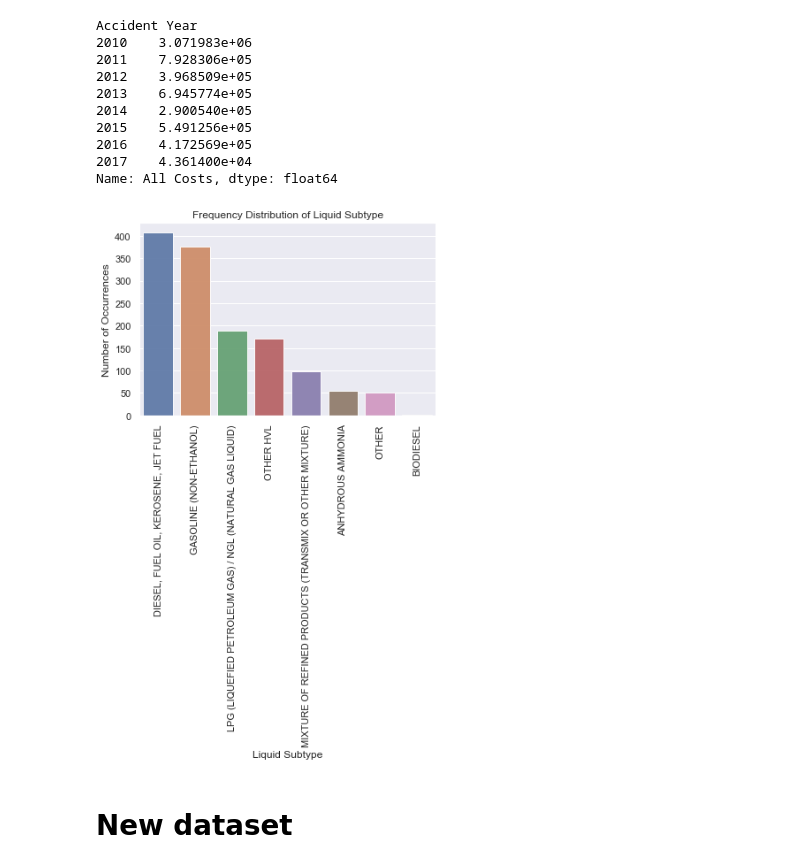
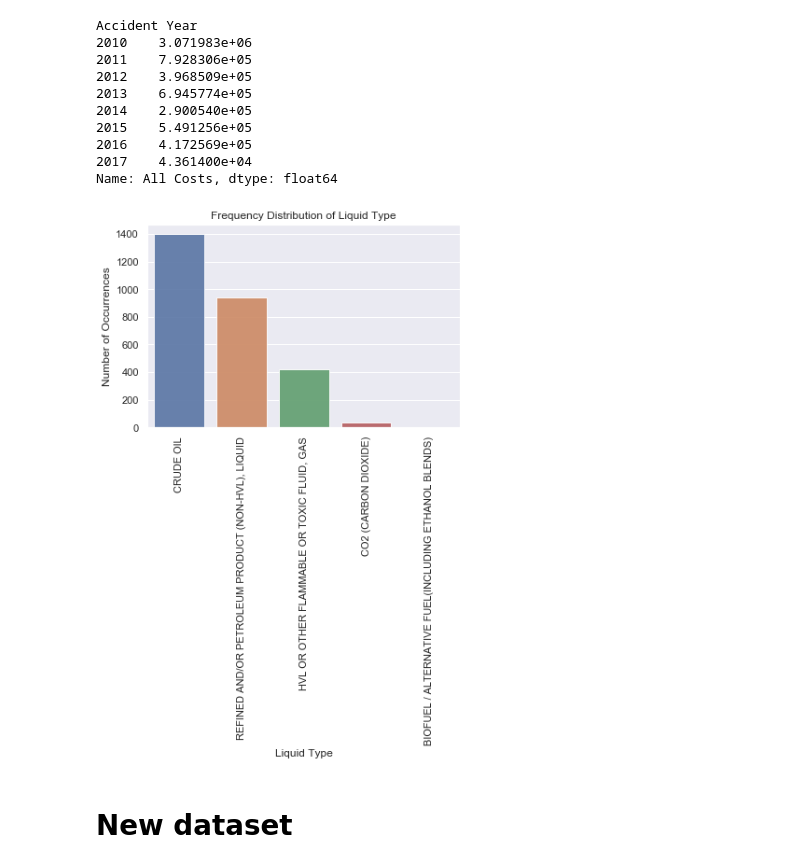
Before and after one commit to AlbandeB/Python-project, a Jupyter notebook: Pipeline-accident project.ipynb, the cells around one changed output. Drawn from its saved outputs; the diff is of its cells as text; code cells hidden in the pictures.

```diff
--- a/Pipeline-accident project.ipynb
+++ b/Pipeline-accident project.ipynb
@@ -187,17 +246,17 @@ Name: All Costs, dtype: float64
 # %%
 %matplotlib inline
 import seaborn as sns
 import matplotlib.pyplot as plt
-Liquid_Subtype_count = df['Liquid Subtype'].value_counts() # newdf
+Liquid_Type_count = df['Liquid Type'].value_counts() # newdf
 sns.set(style="darkgrid")
-sns.barplot(Liquid_Subtype_count.index, Liquid_Subtype_count.values, alpha=0.9, errwidth=0.1)
-plt.title('Frequency Distribution of Liquid Subtype')
+sns.barplot(Liquid_Type_count.index, Liquid_Type_count.values, alpha=0.9, errwidth=0.1)
+plt.title('Frequency Distribution of Liquid Type')
 plt.ylabel('Number of Occurrences', fontsize=12)
-plt.xlabel('Liquid Subtype', fontsize=12)
+plt.xlabel('Liquid Type', fontsize=12)
 plt.xticks(rotation=90)
 plt.show()
 # %% [output]
-[figure, old version]
+[figure, new version]
 # %% [markdown]
 # New dataset
 # %%
```
Also changed, not shown: parts of 15 cells of this notebook.
